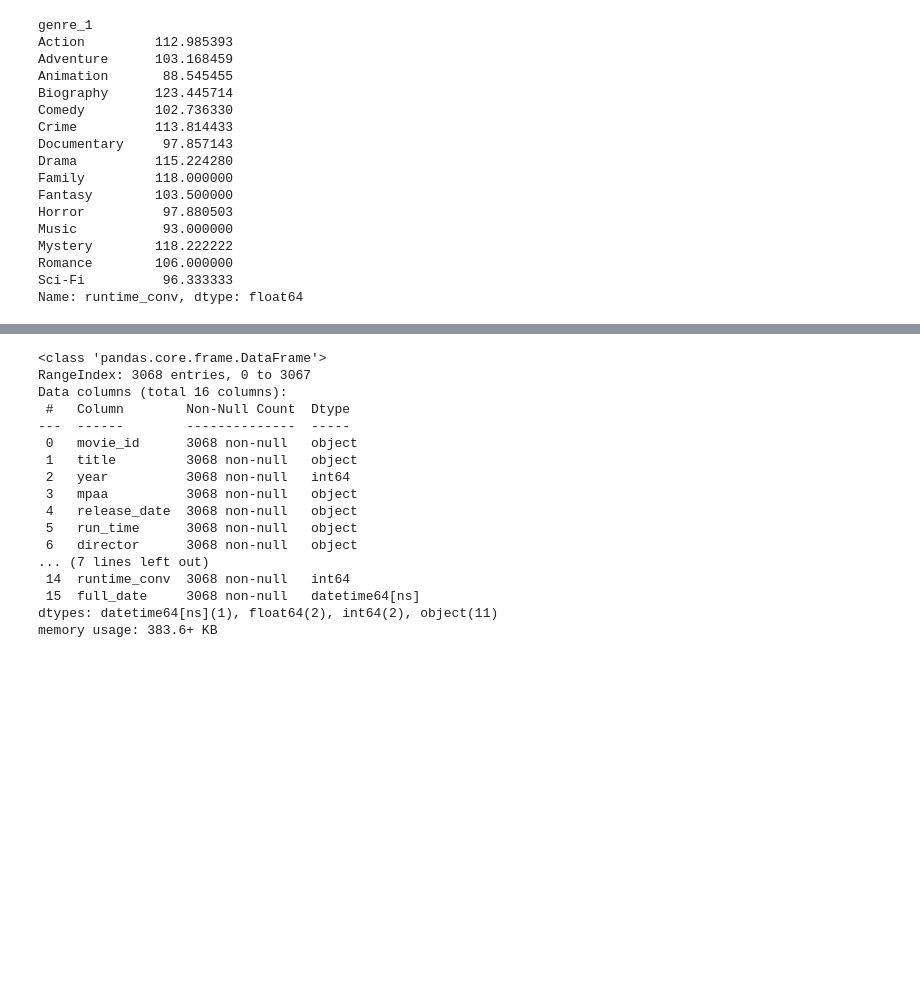
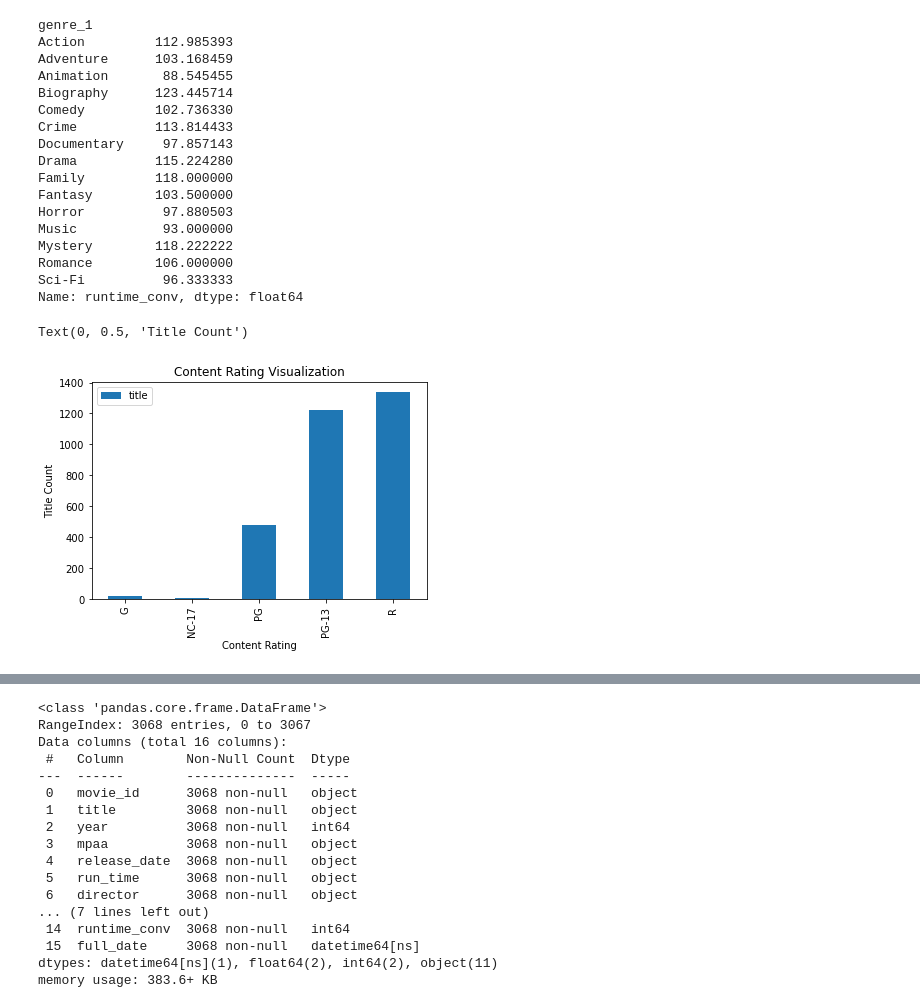
Before and after one commit to JaimeStarling/Project_Group_Five, a Jupyter notebook: Nasreen's Work/EDA/Data Exploration_Mojo_Budget.ipynb, the cells around one changed output, grey strips where cells are left out. Cells and saved outputs as stored; diff of their text form; code cells hidden in the pictures; blank space fills up the shorter version.

```diff
--- a/Nasreen's Work/EDA/Data Exploration_Mojo_Budget.ipynb
+++ b/Nasreen's Work/EDA/Data Exploration_Mojo_Budget.ipynb
@@ -158,3 +158,11 @@ Mystery        118.222222
 Romance        106.000000
 Sci-Fi          96.333333
 Name: runtime_conv, dtype: float64
+# %%
+# using the visualization to display content rating vs movie title
+mojo_upd_df[['mpaa','title']].groupby('mpaa').count().plot(kind='bar', title='Content Rating Visualization')
+plt.xlabel('Content Rating')
+plt.ylabel('Title Count')
+# %% [output]
+Text(0, 0.5, 'Title Count')
+[figure, added]
```
Also changed, not shown: parts of 4 cells of this notebook, 27 other files.
